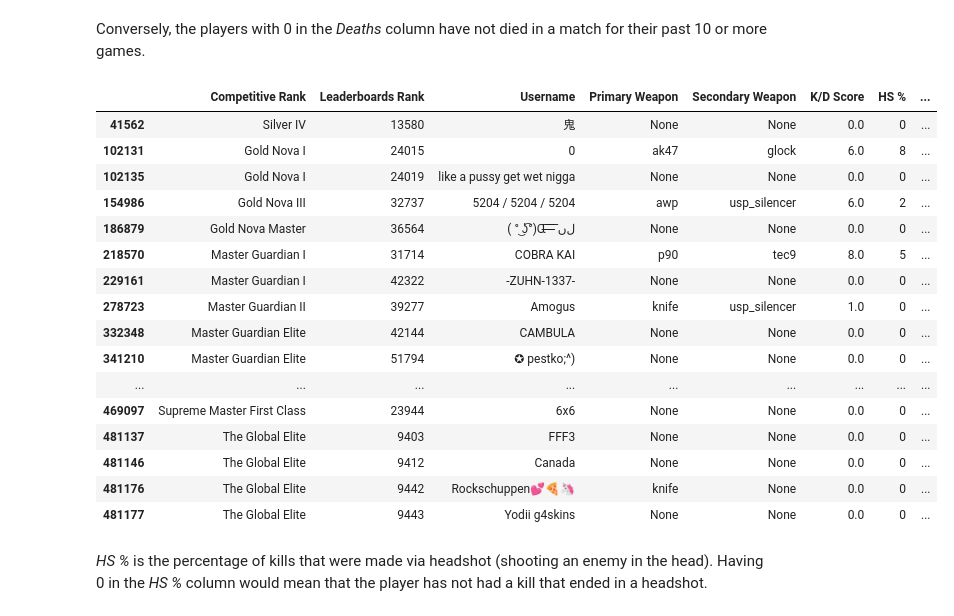
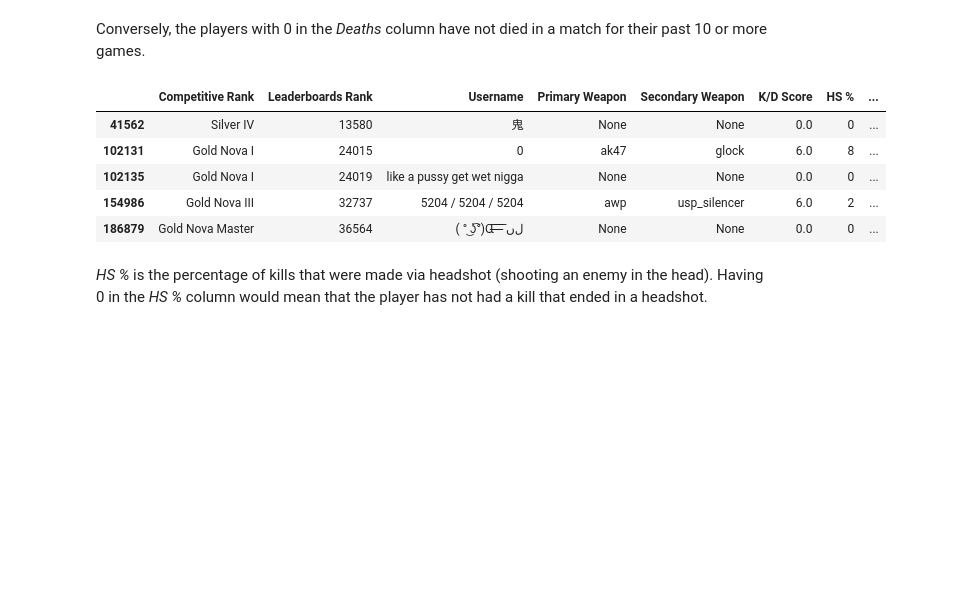
Before and after one commit to cc-visionary/datapre-csgostats, a Jupyter notebook: Scraping CSGOStats.gg.ipynb, the cells around one changed output. Saved outputs shown, nothing was run; the diff lists cells and outputs as text; code cells hidden in the pictures; blank space fills up the shorter version.

```diff
--- a/Scraping CSGOStats.gg.ipynb
+++ b/Scraping CSGOStats.gg.ipynb
@@ -539,25 +548,14 @@ df.loc[df['K/D Score'] == 0]
 # %% [markdown]
 Conversely, the players with 0 in the *Deaths* column have not died in a match for their past 10 or more games.
 # %%
-df.loc[df['Deaths'] == 0]
+df.loc[df['Deaths'] == 0].head()
 # %% [output]
 |  | Competitive Rank | Leaderboards Rank | Username | Primary Weapon | Secondary Weapon | K/D Score | HS % | ... |
 | 41562 | Silver IV | 13580 | 鬼 | None | None | 0.0 | 0 | ... |
 | 102131 | Gold Nova I | 24015 | 0 | ak47 | glock | 6.0 | 8 | ... |
 | 102135 | Gold Nova I | 24019 | like a pussy get wet nigga | None | None | 0.0 | 0 | ... |
 | 154986 | Gold Nova III | 32737 | 5204 / 5204 / 5204 | awp | usp_silencer | 6.0 | 2 | ... |
 | 186879 | Gold Nova Master | 36564 | ( ° ͜ʖ͡°)Ɑ͞ ̶͞ ̶͞ ̶͞ ﻝﮞ | None | None | 0.0 | 0 | ... |
-| 218570 | Master Guardian I | 31714 | COBRA KAI | p90 | tec9 | 8.0 | 5 | ... |
-| 229161 | Master Guardian I | 42322 | -ZUHN-1337- | None | None | 0.0 | 0 | ... |
-| 278723 | Master Guardian II | 39277 | Amogus | knife | usp_silencer | 1.0 | 0 | ... |
-| 332348 | Master Guardian Elite | 42144 | CAMBULA | None | None | 0.0 | 0 | ... |
-| 341210 | Master Guardian Elite | 51794 | ✪ pestko;^) | None | None | 0.0 | 0 | ... |
-| ... | ... | ... | ... | ... | ... | ... | ... | ... |
-| 469097 | Supreme Master First Class | 23944 | 6x6 | None | None | 0.0 | 0 | ... |
-| 481137 | The Global Elite | 9403 | FFF3 | None | None | 0.0 | 0 | ... |
-| 481146 | The Global Elite | 9412 | Canada | None | None | 0.0 | 0 | ... |
-| 481176 | The Global Elite | 9442 | Rockschuppen💕🍕🦄 | knife | None | 0.0 | 0 | ... |
-| 481177 | The Global Elite | 9443 | Yodii g4skins | None | None | 0.0 | 0 | ... |
 # %% [markdown]
 *HS %* is the percentage of kills that were made via headshot (shooting an enemy in the head). Having 0 in the *HS %* column would mean that the player has not had a kill that ended in a headshot.
 # %%
```
Also changed, not shown: parts of 10 cells of this notebook.
